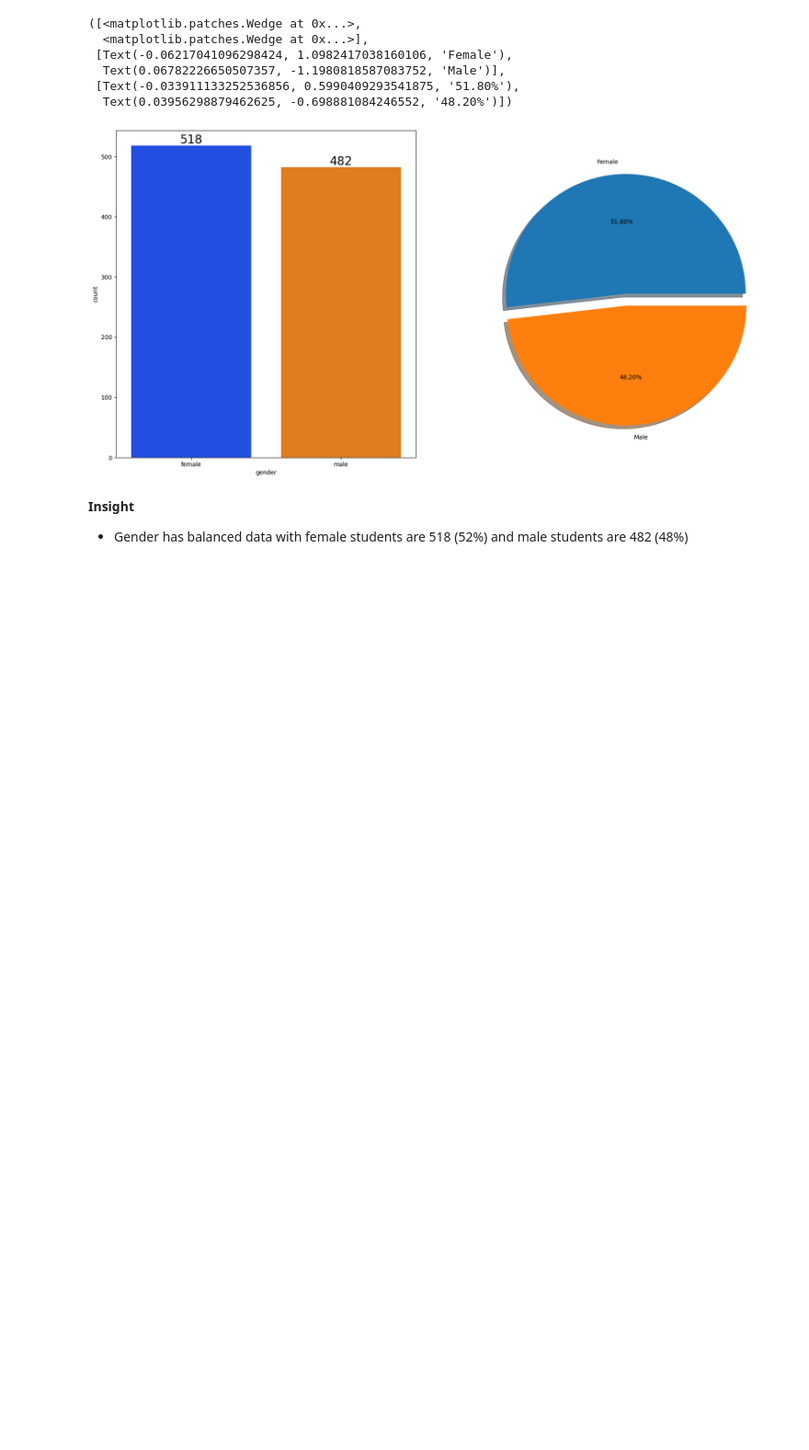
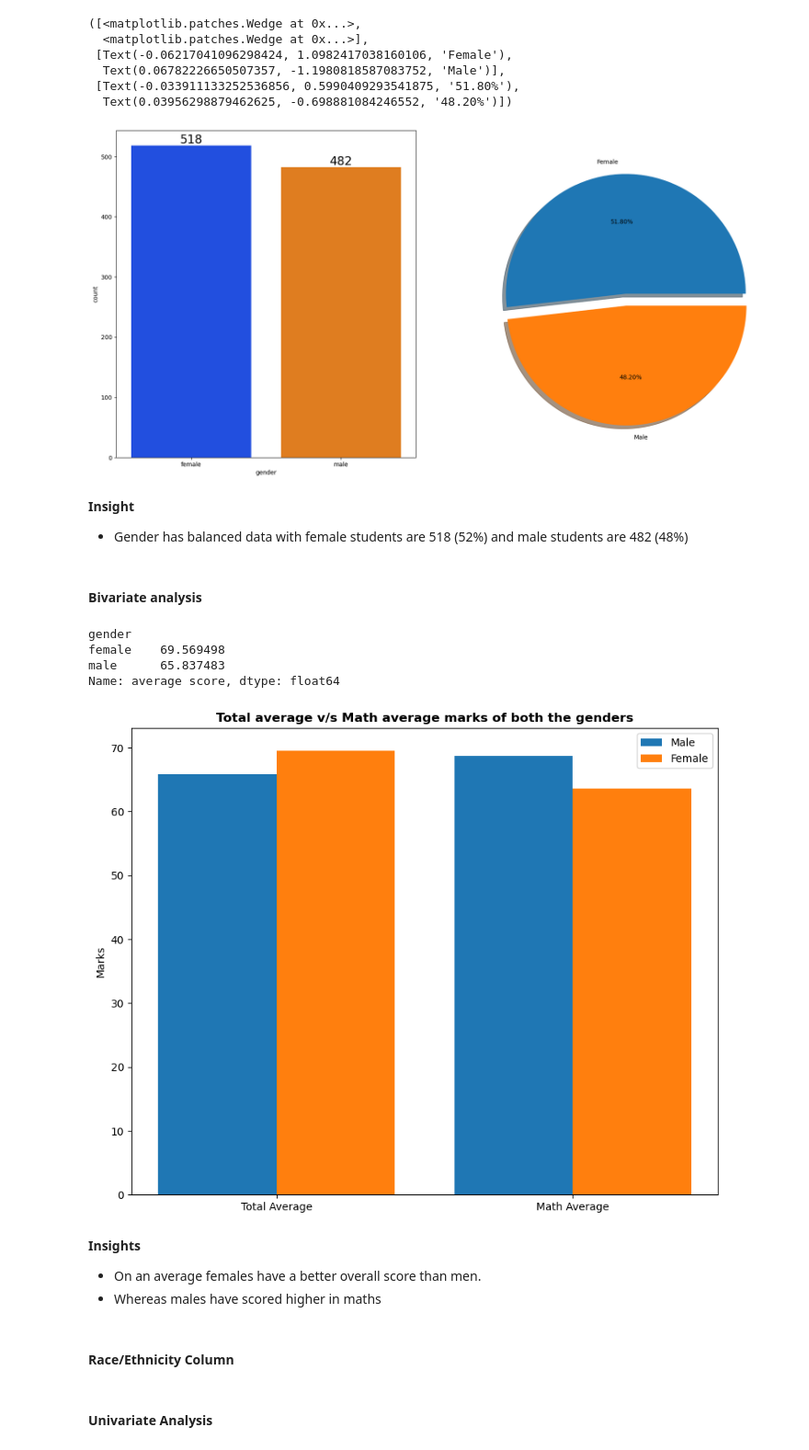
Before and after one commit to MohammedFarzin/mlproject, a Jupyter notebook: notebook/EDA.ipynb, the cells around one changed output. Shown at 92% size. Drawn from its saved outputs; the diff is of its cells as text; code cells hidden in the pictures; blank space fills up the shorter version.

```diff
--- a/notebook/EDA.ipynb
+++ b/notebook/EDA.ipynb
@@ -414,3 +414,44 @@ plt.pie(x=df['gender'].value_counts(), labels=['Female', 'Male'], explode=[0, 0.
 **Insight**
 
 - Gender has balanced data with female students are 518 (52%) and male students are 482 (48%)
+# %% [markdown]
+#### Bivariate analysis
+# %%
+gender_group = df.groupby('gender')
+# %%
+gender_group['average score'].mean()
+# %% [output]
+gender
+female    69.569498
+male      65.837483
+Name: average score, dtype: float64
+# %%
+plt.figure(figsize=(10, 8))
+
+X = ['Total Average','Math Average']
+
+
+female_scores = [gender_group['average score'].mean()[0], gender_group['math score'].mean()[0]]
+male_scores = [gender_group['average score'].mean()[1], gender_group['math score'].mean()[1]]
+
+X_axis = np.arange(len(X))
+
+plt.bar(X_axis - 0.2, male_scores, 0.4, label = 'Male')
+plt.bar(X_axis + 0.2, female_scores, 0.4, label = 'Female')
+
+plt.xticks(X_axis, X)
+plt.ylabel("Marks")
+plt.title("Total average v/s Math average marks of both the genders", fontweight='bold')
+plt.legend()
+plt.show()
+# %% [output]
+[figure, added]
+# %% [markdown]
+**Insights**
+
+- On an average females have a better overall score than men.
+- Whereas males have scored higher in maths
+# %% [markdown]
+#### Race/Ethnicity Column
+# %% [markdown]
+#### Univariate Analysis
```
Also changed, not shown: parts of 30 cells of this notebook.
